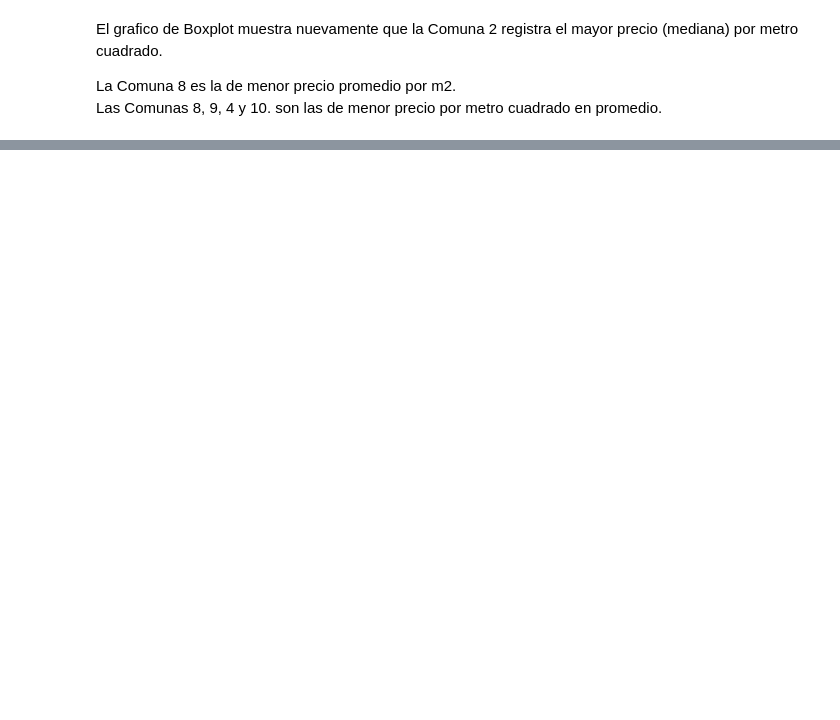
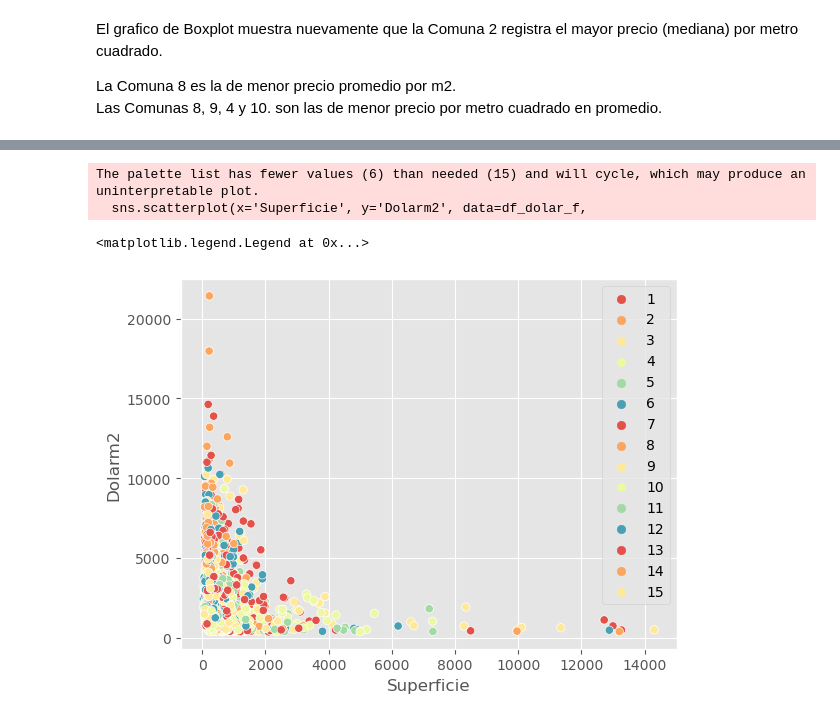
Before and after one commit to Sonia-deleo/Terrenos_CABA, a Jupyter notebook: Terrenos CABA_final.ipynb, the cells around one changed output, grey strips where cells are left out. Saved outputs shown, nothing was run; the diff lists cells and outputs as text; code cells hidden in the pictures; blank space fills up the shorter version.

```diff
--- a/Terrenos CABA_final.ipynb
+++ b/Terrenos CABA_final.ipynb
@@ -564,0 +648,10 @@ comunas_precio.sort_values(by='Dolarm2', ascending=True).head(4)
+# %%
+sns.scatterplot(x='Superficie', y='Dolarm2', data=df_dolar_f,
+                hue='Comuna',
+                palette=sns.color_palette("Spectral"))
+plt.legend()
+# %% [output]
+The palette list has fewer values (6) than needed (15) and will cycle, which may produce an uninterpretable plot.
+  sns.scatterplot(x='Superficie', y='Dolarm2', data=df_dolar_f,
+<matplotlib.legend.Legend at 0x...>
+[figure, added]
```
Also changed, not shown: parts of 37 cells of this notebook.
